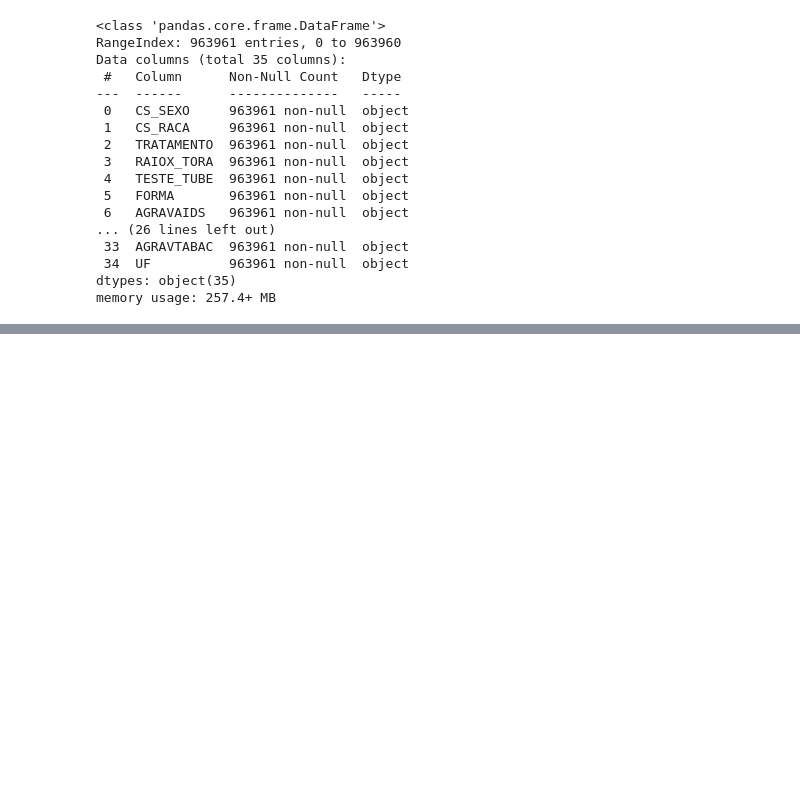
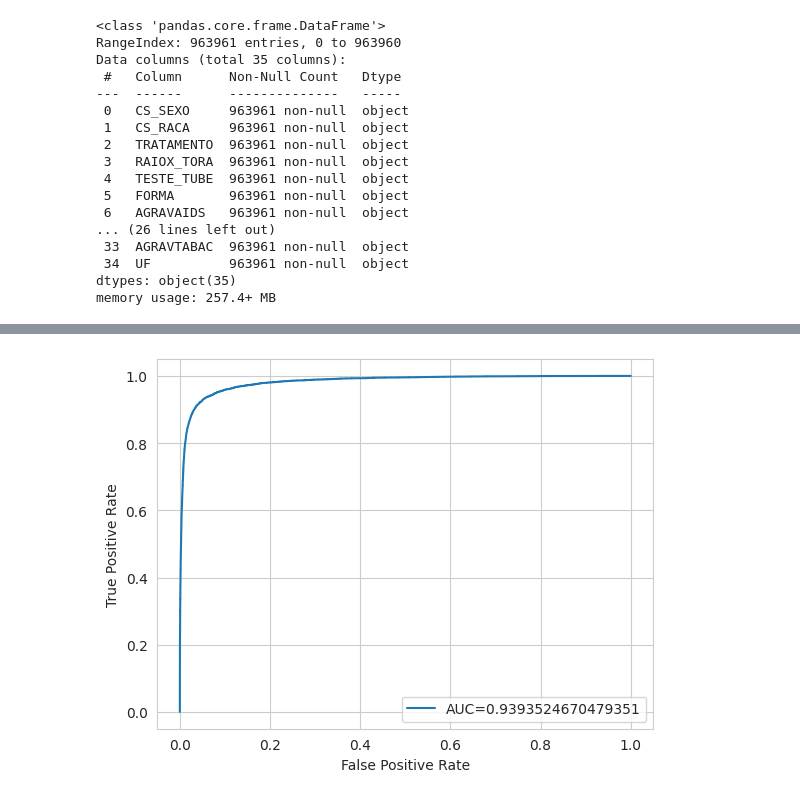
Before and after one commit to eduardochaves1/prog-tuberculose, a Jupyter notebook: notebooks/3_ML.ipynb, the cells around one changed output, grey strips where cells are left out. Drawn from its saved outputs; the diff is of its cells as text; code cells hidden in the pictures; blank space fills up the shorter version.

```diff
--- a/notebooks/3_ML.ipynb
+++ b/notebooks/3_ML.ipynb
@@ -165,0 +204,4 @@ df.describe()
+# %%
+x_train, y_train = nearMiss.fit_resample(x_train, y_train)
+y_train.value_counts()
+# perfect balance!
@@ -165,0 +215,2 @@ df.describe()
+# %%
+model = lgbm.LGBMClassifier(seed=0, objective='binary')
@@ -165,0 +223,2 @@ df.describe()
+# %%
+model.fit(x_train, y_train)
@@ -165,0 +227,3 @@ df.describe()
+# %%
+y_predict = model.predict(x_test)
+y_predict_proba = model.predict_proba(x_test)
@@ -165,0 +263,12 @@ df.describe()
+# %%
+false_positive_roc, true_positive_roc, _ = metrics.roc_curve(y_test, y_predict_proba[:,1])
+roc_auc_score = metrics.roc_auc_score(y_test, y_predict)
+
+plt.plot(false_positive_roc,true_positive_roc,label="AUC="+str(roc_auc_score))
+plt.ylabel('True Positive Rate')
+plt.xlabel('False Positive Rate')
+plt.legend(loc=4)
+plt.show()
+# seeing the results with the AUC ROC curve
+# %% [output]
+[figure, added]
```
Also changed, not shown: parts of 28 cells of this notebook, 3 other files.
